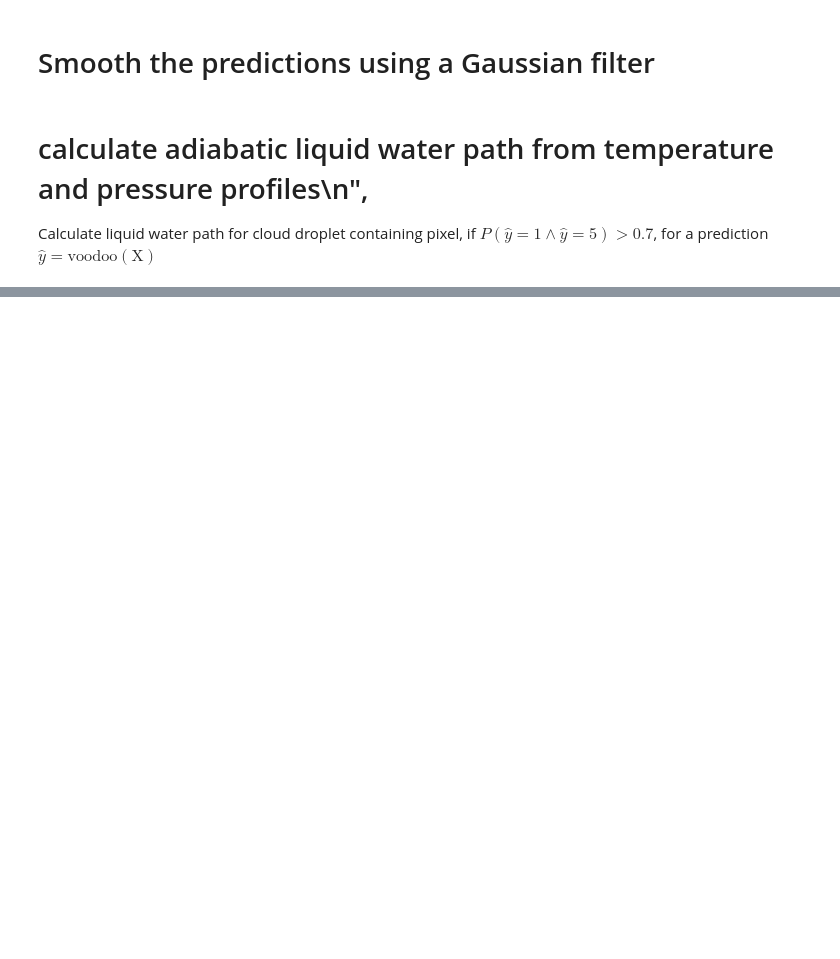
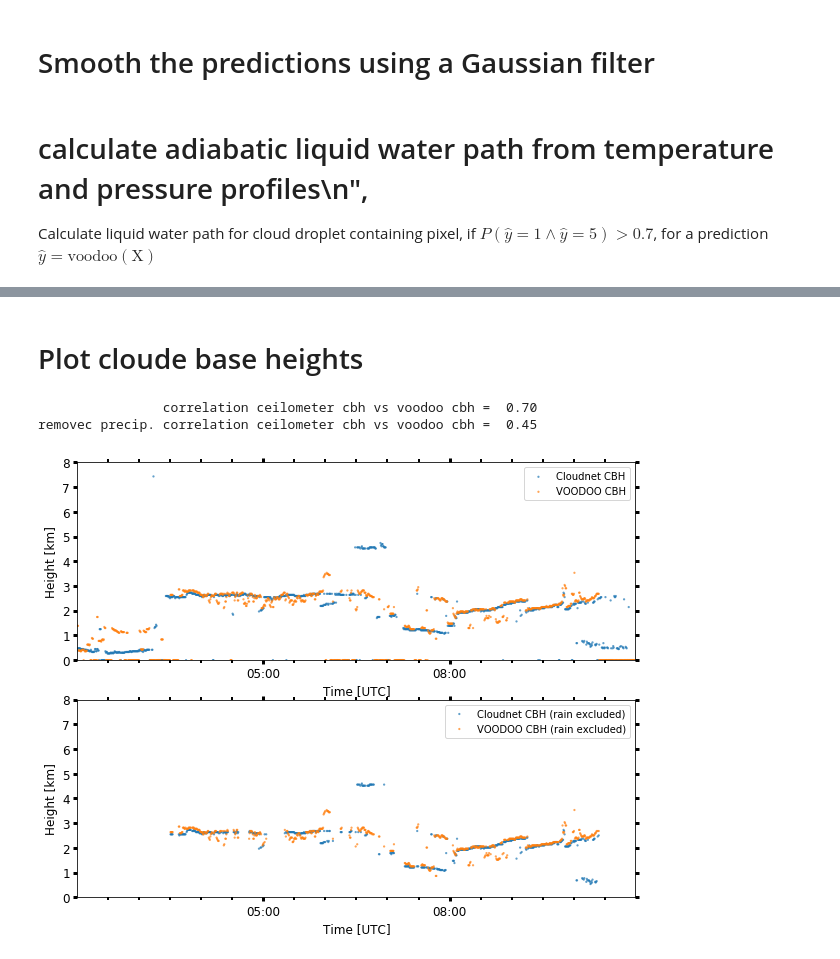
Before and after one commit to KarlJohnsonnn/voodoo_quicklooks, a Jupyter notebook: voodoo_lwp_correlation.ipynb, the cells around one changed output, grey strips where cells are left out. Cells and saved outputs as stored; diff of their text form; code cells hidden in the pictures; blank space fills up the shorter version.

```diff
--- a/voodoo_lwp_correlation.ipynb
+++ b/voodoo_lwp_correlation.ipynb
@@ -204,0 +178,42 @@ correlation ceilometer cbh vs voodoo cbh =  0.70
+# %% [markdown]
+# Plot cloude base heights
+# %%
+
+from Utils import get_cloud_base_from_liquid_mask, corr_
+
+cb_v = get_cloud_base_from_liquid_mask(liquid_mask['voodoo'], voodoo_xr.rg.values)/1000.
+cb_c = get_cloud_base_from_liquid_mask(liquid_mask['cloudnet'], voodoo_xr.rg.values)/1000.
+
+#print(bases['voodoo'][])
+rain_flag = (voodoo_xr.target_classification.values == 2)[:, 0]
+#print(cb_v.shape)
+
+joint_availability = (cb_v > 0.0) * (cb_c > 0.0)
+#joint_availability += ~joint_availability
+
+print(f'                correlation ceilometer cbh vs voodoo cbh =  {corr_(cb_v[joint_availability], cb_c[joint_availability]):.2f}')
+
+scatter_spec = {'s': 5, 'alpha': 0.7, 'edgecolor': 'none'}
+
+fig, ax = plt.subplots(nrows=2, figsize=(10, 8))
+ax[0].scatter(dt_list, cb_c, label='Cloudnet CBH', **scatter_spec)
+ax[0].scatter(dt_list, cb_v, label='VOODOO CBH', **scatter_spec)
+
+joint_availability *= ~rain_flag
+
+#cb_c = np.ma.masked_where(~joint_availability, cb_c)
+#cb_v = np.ma.masked_where(~joint_availability, cb_v)
+
+ax[1].scatter(get_subset(dt_list, joint_availability), cb_c[joint_availability], label='Cloudnet CBH (rain excluded)', **scatter_spec)
+ax[1].scatter(get_subset(dt_list, joint_availability), cb_v[joint_availability], label='VOODOO CBH (rain excluded)', **scatter_spec)
+print(f'removec precip. correlation ceilometer cbh vs voodoo cbh =  {corr_(cb_v[joint_availability], cb_c[joint_availability]):.2f}')
+
+for i in range(2):
+    load_xy_style(ax=ax[i], ylabel='Height [km]')
+    ax[i].set_ylim(font_settings['range_interval']/1000.)
+    ax[i].set_xlim([dt_list[0], dt_list[-1]])
+    ax[i].legend()
+# %% [output]
+                correlation ceilometer cbh vs voodoo cbh =  0.70
+removec precip. correlation ceilometer cbh vs voodoo cbh =  0.45
+[figure, added]
```
Also changed, not shown: parts of 14 cells of this notebook, 8 other files.
